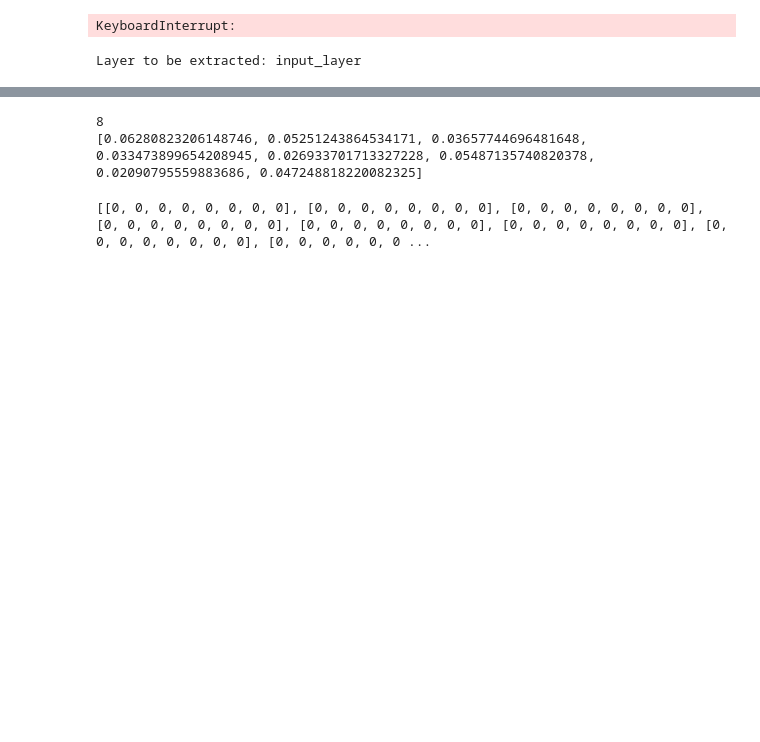
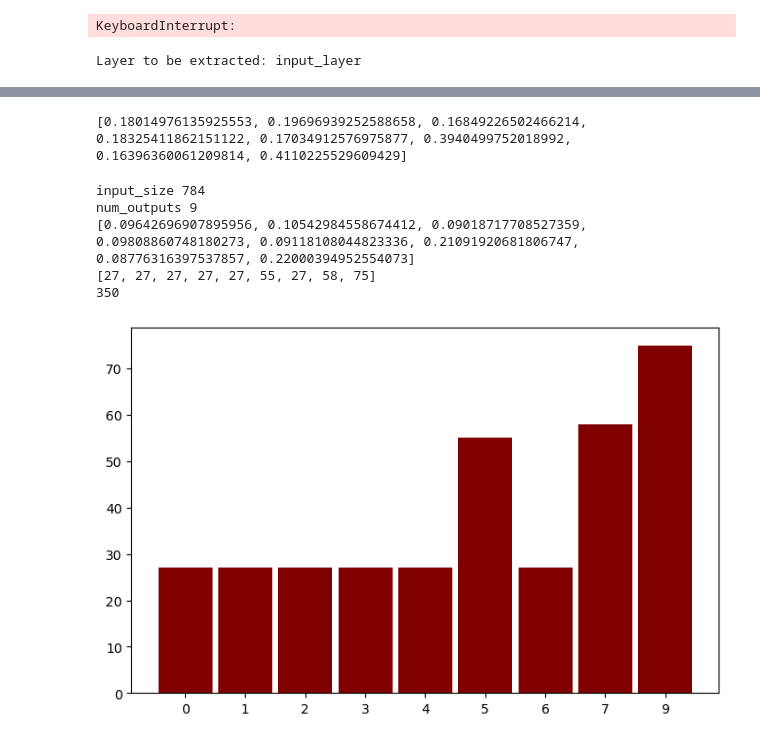
Before and after one commit to mmcinnestaylor/CS394N, a Jupyter notebook: src/Main.ipynb, the cells around one changed output, grey strips where cells are left out. Cells and saved outputs as stored; diff of their text form; code cells hidden in the pictures; blank space fills up the shorter version.

```diff
--- a/src/Main.ipynb
+++ b/src/Main.ipynb
@@ -216,11 +216,11 @@ KeyboardInterrupt:
 
 linear_model = LinearFashionMNIST_alt(28*28, 8)
 
-linear_model.load_state_dict(torch.load('./weights/linear_fashionmnist_holdout_[8, 9].pt'))
+fmnist_file = './weights/linear_fashionmnist_holdout_[8, 9].pt'
+
+linear_model.load_state_dict(torch.load(fmnist_file))
 linear_model.eval()
 
-#layers = [name for name in linear_model.state_dict()]
-#last_layer = layers[-1][:-5] # Takes the last weight layer and removes the weight tag
 last_layer = 'input_layer'
 print("Layer to be extracted:", last_layer)
 
@@ -331,24 +230,47 @@ print(avgs.shape)
-# %%
-# avgs is the 9 average class activations, each containing 8 values
-
-l = len(avgs) - 1
-print(l)
-d = lambda vi, vj : 1 - (np.dot(vi, vj)/(np.linalg.norm(vi) * np.linalg.norm(vj)))
-s = lambda vi, vj : 1 / (1 + math.exp(d(vi,vj)))
-
-sims = []
-
-for i in range(l):
-    sims.append(s(avgs[l], avgs[i]))
-
-for i in range(l):
-    sims[i] = sims[i] / sum(sims, i+1)
-
-print(sims)
-# %% [output]
-8
-[0.06280823206148746, 0.05251243864534171, 0.03657744696481648, 0.033473899654208945, 0.026933701713327228, 0.05487135740820378, 0.02090795559883686, 0.047248818220082325]
-# %%
-print([[0] * 8] * 8)
-# %% [output]
-[[0, 0, 0, 0, 0, 0, 0, 0], [0, 0, 0, 0, 0, 0, 0, 0], [0, 0, 0, 0, 0, 0, 0, 0], [0, 0, 0, 0, 0, 0, 0, 0], [0, 0, 0, 0, 0, 0, 0, 0], [0, 0, 0, 0, 0, 0, 0, 0], [0, 0, 0, 0, 0, 0, 0, 0], [0, 0, 0, 0, 0, 0 ...
+# %%
+fmnist_classes = list(range(8)) + [9]
+
+class_subsets, class_idxs, subset_size = generate_dls(FMNIST_train_gen, fmnist_classes)
+X, y, subset_size = extract_features(fnist_feature_ext, fmnist_classes, class_subsets, subset_size)
+avgs = get_lda_avgs(X, y, subset_size)
+# %%
+sim_scores = get_similarity_vec(avgs)
+print(sim_scores)
+
+# this should show that our third-to-last and last values (for sandals and sneakers respectively) are
+# most similar to ankle boot (the closer to 0.5 the more similar)
+
+with open(r'./data/fmnist_sim_scores_boot.txt', 'w') as fp:
+    for s in sim_scores:
+        fp.write("%s\n" % s)
+# %% [output]
+[0.18014976135925553, 0.19696939252588658, 0.16849226502466214, 0.18325411862151122, 0.17034912576975877, 0.3940499752018992, 0.16396360061209814, 0.4110225529609429]
+# %%
+with open(r'./data/fmnist_sim_scores_boot.txt', 'r') as fp:
+    sim_scores = [float(i) for i in fp.readlines()]
+
+# Add new class to the linear model
+linear_model_new_class = add_output_nodes(fmnist_file)
+
+sim_sum = sum(sim_scores)
+
+sim_norms = [x/sim_sum for x in sim_scores]
+print(sim_norms)
+
+# they do this weird thing where the sample size for the boots class is set at 75 and everything not above a certain threshold is set to the same number of samples.
+# you can see in the paper (not appendix) this figure, we've mostly approximated it. They also specify N=350 total.
+boots_sample_size = 75
+sim_sample_sizes = [27 if x < 0.2 else int(x * boots_sample_size*3.52) for x in sim_norms] + [75]
+print(sim_sample_sizes)
+print(sum(sim_sample_sizes))
+
+fig = plt.figure(figsize = (8, 5))
+plt.bar([str(x) for x in fmnist_classes], sim_sample_sizes, color ='maroon', width = 0.9)
+plt.show()
+# %% [output]
+input_size 784
+num_outputs 9
+[0.09642696907895956, 0.10542984558674412, 0.09018717708527359, 0.09808860748180273, 0.09118108044823336, 0.21091920681806747, 0.08776316397537857, 0.22000394952554073]
+[27, 27, 27, 27, 27, 55, 27, 58, 75]
+350
+[figure, added]
```
Also changed, not shown: parts of 10 cells of this notebook, 2 other files.
